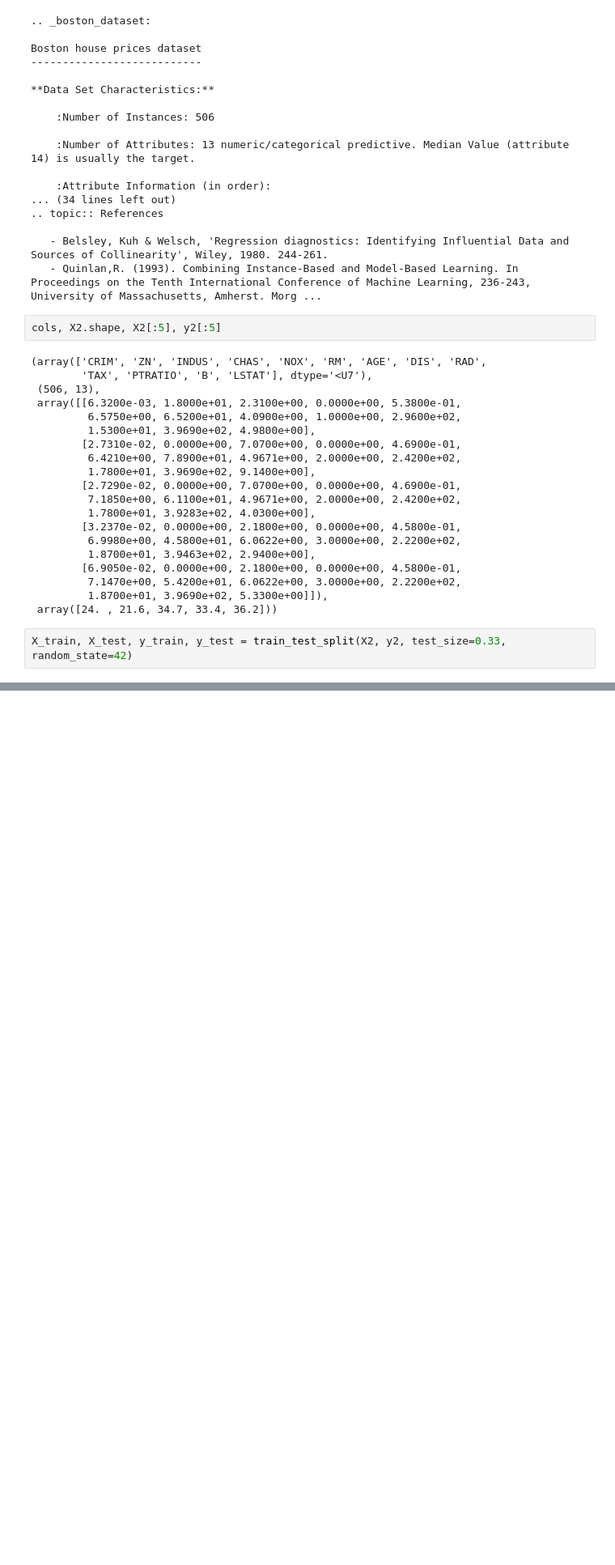
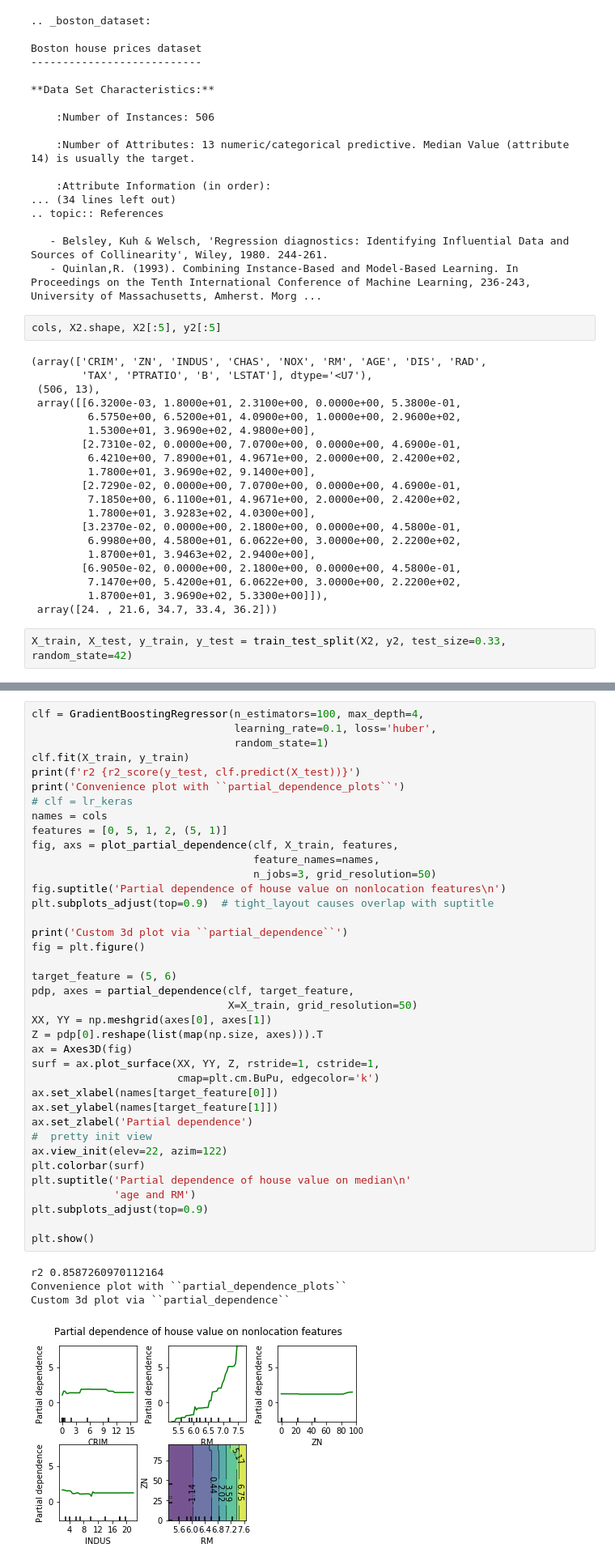
Before and after one commit to xk97/repo, a Jupyter notebook: keras_tensorflow/keras_regression_neural_nework.ipynb, the cells around one changed output, grey strips where cells are left out. Shown at 81% size. Saved outputs shown, nothing was run; the diff lists cells and outputs as text; blank space fills up the shorter version.

```diff
--- a/keras_tensorflow/keras_regression_neural_nework.ipynb
+++ b/keras_tensorflow/keras_regression_neural_nework.ipynb
@@ -142,0 +152,43 @@ plt.show()
+# %%
+clf = GradientBoostingRegressor(n_estimators=100, max_depth=4,
+                                learning_rate=0.1, loss='huber',
+                                random_state=1)
+clf.fit(X_train, y_train)
+print(f'r2 {r2_score(y_test, clf.predict(X_test))}')
+print('Convenience plot with ``partial_dependence_plots``')
+# clf = lr_keras
+names = cols
+features = [0, 5, 1, 2, (5, 1)]
+fig, axs = plot_partial_dependence(clf, X_train, features,
+                                   feature_names=names,
+                                   n_jobs=3, grid_resolution=50)
+fig.suptitle('Partial dependence of house value on nonlocation features\n')
+plt.subplots_adjust(top=0.9)  # tight_layout causes overlap with suptitle
+
+print('Custom 3d plot via ``partial_dependence``')
+fig = plt.figure()
+
+target_feature = (5, 6)
+pdp, axes = partial_dependence(clf, target_feature,
+                               X=X_train, grid_resolution=50)
+XX, YY = np.meshgrid(axes[0], axes[1])
+Z = pdp[0].reshape(list(map(np.size, axes))).T
+ax = Axes3D(fig)
+surf = ax.plot_surface(XX, YY, Z, rstride=1, cstride=1,
+                       cmap=plt.cm.BuPu, edgecolor='k')
+ax.set_xlabel(names[target_feature[0]])
+ax.set_ylabel(names[target_feature[1]])
+ax.set_zlabel('Partial dependence')
+#  pretty init view
+ax.view_init(elev=22, azim=122)
+plt.colorbar(surf)
+plt.suptitle('Partial dependence of house value on median\n'
+             'age and RM')
+plt.subplots_adjust(top=0.9)
+
+plt.show()
+# %% [output]
+r2 0.8587260970112164
+Convenience plot with ``partial_dependence_plots``
+Custom 3d plot via ``partial_dependence``
+[figure, added]
```
Also changed, not shown: parts of 9 cells of this notebook.
